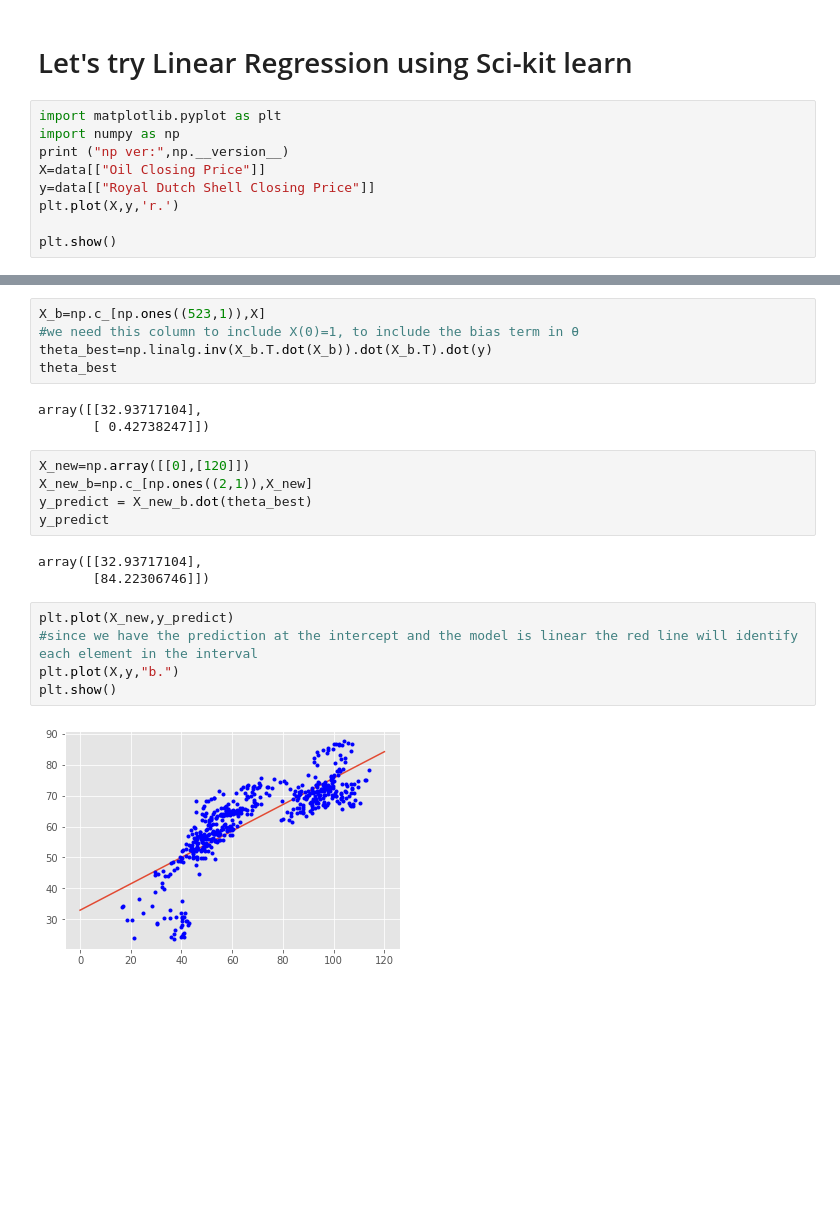
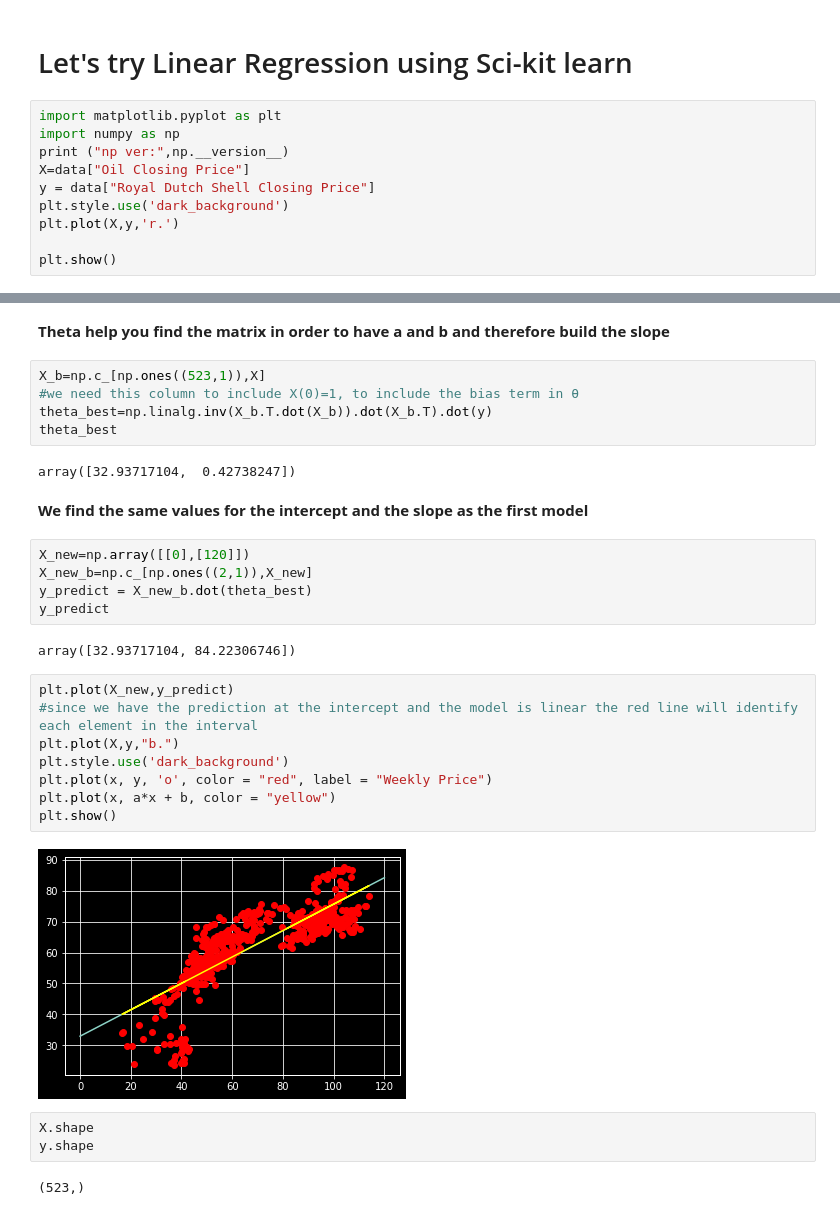
Before and after one commit to Eliesaleh/Linear-Regression, a Jupyter notebook: LinearRegression.ipynb, the cells around one changed output, grey strips where cells are left out. Saved outputs shown, nothing was run; the diff lists cells and outputs as text; blank space fills up the shorter version.

```diff
--- a/LinearRegression.ipynb
+++ b/LinearRegression.ipynb
@@ -361,8 +381,9 @@ Just another way to vizualize the data even if there are only two variables :)
 import matplotlib.pyplot as plt
 import numpy as np
 print ("np ver:",np.__version__)
-X=data[["Oil Closing Price"]]
-y=data[["Royal Dutch Shell Closing Price"]]
+X=data["Oil Closing Price"]
+y = data["Royal Dutch Shell Closing Price"]
+plt.style.use('dark_background')
 plt.plot(X,y,'r.')
 
 plt.show()
@@ -372,26 +393,36 @@ np ver: 1.18.5
+# %% [markdown]
+**Theta help you find the matrix in order to have a and b and therefore build the slope**
 # %%
 X_b=np.c_[np.ones((523,1)),X]
 #we need this column to include X(0)=1, to include the bias term in θ
 theta_best=np.linalg.inv(X_b.T.dot(X_b)).dot(X_b.T).dot(y)
 theta_best
 # %% [output]
-array([[32.93717104],
-       [ 0.42738247]])
+array([32.93717104,  0.42738247])
+# %% [markdown]
+**We find the same values for the intercept and the slope as the first model**
 # %%
 X_new=np.array([[0],[120]])
 X_new_b=np.c_[np.ones((2,1)),X_new]
 y_predict = X_new_b.dot(theta_best)
 y_predict
 # %% [output]
-array([[32.93717104],
-       [84.22306746]])
+array([32.93717104, 84.22306746])
 # %%
 plt.plot(X_new,y_predict)
 #since we have the prediction at the intercept and the model is linear the red line will identify each element in the interval
 plt.plot(X,y,"b.")
+plt.style.use('dark_background')
+plt.plot(x, y, 'o', color = "red", label = "Weekly Price")
+plt.plot(x, a*x + b, color = "yellow")
 plt.show()
 # %% [output]
-[figure, old version]
+[figure, new version]
+# %%
+X.shape
+y.shape
+# %% [output]
+(523,)
 # %%
 import sklearn
 from sklearn.linear_model import LinearRegression
```
Also changed, not shown: parts of 39 cells of this notebook.
